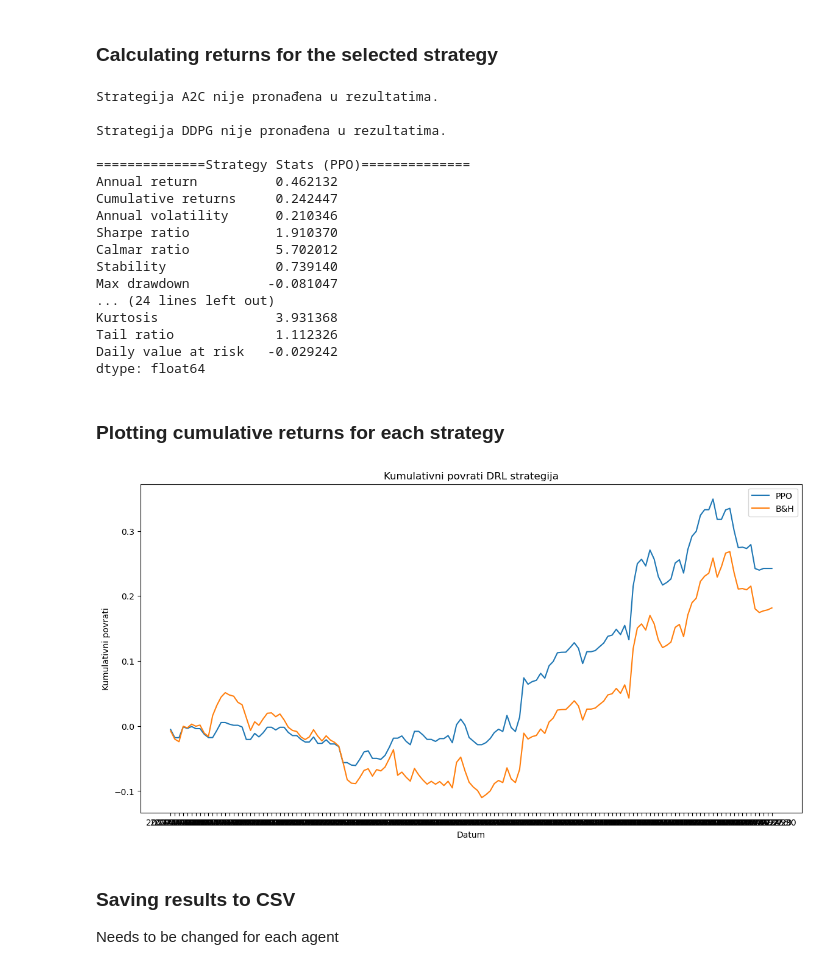
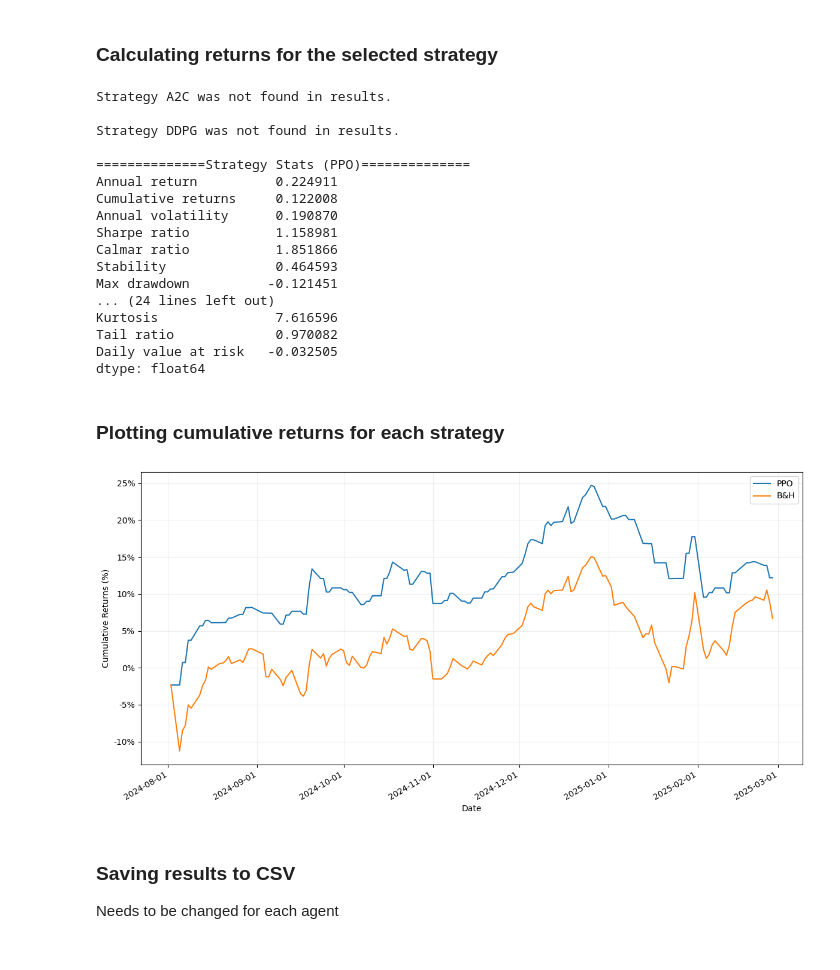
Before and after one commit to myevolve/PrimoGPT, a Jupyter notebook: notebooks/6. PrimoRL trading with NLP features/1. PrimoRL_AAPL.ipynb, the cells around one changed output. Drawn from its saved outputs; the diff is of its cells as text; code cells hidden in the pictures.

Commit message:
new FinRL and PrimoRL test for AAPL on new date interval

```diff
--- a/notebooks/6. PrimoRL trading with NLP features/1. PrimoRL_AAPL.ipynb
+++ b/notebooks/6. PrimoRL trading with NLP features/1. PrimoRL_AAPL.ipynb
@@ -41,10 +41,10 @@ We have a class called YahooDownloader that uses yfinance to fetch data from Yah
 In the YahooDownloader of FinRL, we modified the data frame into a format suitable for further data processing. We use a custom closing price instead of the regular closing price and add a column that represents the day of the week (0-4 corresponding to Monday-Friday).
 # %%
 # Training and trading intervals
-TRAIN_START_DATE = '2021-09-01'
-TRAIN_END_DATE = '2023-12-31'
-TRADE_START_DATE = '2024-01-01'
-TRADE_END_DATE = '2024-07-31'
+TRAIN_START_DATE = '2022-04-01'
+TRAIN_END_DATE = '2024-07-31'
+TRADE_START_DATE = '2024-08-01'
+TRADE_END_DATE = '2025-02-28'
 # %% [markdown]
 Učitavamo podatke iz CSV datoteke koja sadrži generirane značajke od strane GPT-4 modela.
 # %%
@@ -621,57 +619,76 @@ for strategy in strategies:
         print(perf_stats)
         print("\n")
     else:
-        print(f"Strategija {strategy} nije pronađena u rezultatima.\n")
+        print(f"Strategy {strategy} was not found in results.\n")
 # %% [output]
-Strategija A2C nije pronađena u rezultatima.
+Strategy A2C was not found in results.
 
-Strategija DDPG nije pronađena u rezultatima.
+Strategy DDPG was not found in results.
 
 ==============Strategy Stats (PPO)==============
-Annual return          0.462132
-Cumulative returns     0.242447
-Annual volatility      0.210346
-Sharpe ratio           1.910370
-Calmar ratio           5.702012
-Stability              0.739140
-Max drawdown          -0.081047
+Annual return          0.224911
+Cumulative returns     0.122008
+Annual volatility      0.190870
+Sharpe ratio           1.158981
+Calmar ratio           1.851866
+Stability              0.464593
+Max drawdown          -0.121451
 ... (24 lines left out)
-Kurtosis               3.931368
-Tail ratio             1.112326
-Daily value at risk   -0.029242
+Kurtosis               7.616596
+Tail ratio             0.970082
+Daily value at risk   -0.032505
 dtype: float64
 # %% [markdown]
 ### Plotting cumulative returns for each strategy
 # %%
 import matplotlib.pyplot as plt
+import matplotlib.dates as mdates
+import pandas as pd
 
 # Setting the figure size for the plot
-plt.figure(figsize=(14, 7))
+plt.figure(figsize=(12, 6))
 
 # Iterating through each strategy and plotting its cumulative returns
 for strategy in strategies:
     if f'{strategy}_returns' in result.columns:
+        # Make sure dates are properly parsed
+        result.index = pd.to_datetime(result.index)
+
         # Extracting daily returns for the current strategy and converting to decimal format if necessary
-        returns = result[f'{strategy}_returns'].dropna() + 1  # Dodaje 1 za korištenje cumprod()
+        returns = result[f'{strategy}_returns'].dropna() + 1  # Adds 1 for using cumprod()
 
-        # Calculating cumulative returns
-        cumulative_returns = returns.cumprod() - 1  # Subtracts 1 at the end to show the true cumulative return
+        # Calculating cumulative returns and converting to percentage
+        cumulative_returns = (returns.cumprod() - 1) * 100  # Convert to percentage
 
-        # Plotting cumulative returns
+        # Plotting cumulative returns with original colors
         plt.plot(cumulative_returns.index, cumulative_returns, label=strategy)
 
-# Adding title and legend to the plot
-plt.title('Kumulativni povrati DRL strategija')
-plt.legend()
+# Format y-axis as percentages
+plt.gca().yaxis.set_major_formatter(plt.FuncFormatter(lambda y, _: '{:.0f}%'.format(y)))
+plt.ylabel('Cumulative Returns (%)')
+plt.xlabel('Date')
 
-# Adding labels to the plot
-plt.xlabel('Datum')
-plt.ylabel('Kumulativni povrati')
+# Format x-axis dates
+plt.gca().xaxis.set_major_locator(mdates.MonthLocator())
+plt.gca().xaxis.set_major_formatter(mdates.DateFormatter('%Y-%m-%d'))
+
+# Make sure dates are in the correct format and rotated
+plt.gcf().autofmt_xdate()
+
+# Adding title and legend
+#plt.title('Cumulative Returns of DRL Strategies')
+plt.legend(loc='upper right')
+
+# Add grid with light gray color
+plt.grid(True, linestyle='-', alpha=0.2)
+
+# Adjust layout to prevent label cutoff
+plt.tight_layout()
 
 # Displaying the plot
 plt.show()
 # %% [output]
-[figure, old version]
+[figure, new version]
 # %% [markdown]
 ### Saving results to CSV
 Needs to be changed for each agent
```
Also changed, not shown: parts of 14 cells of this notebook, 24 other files.
